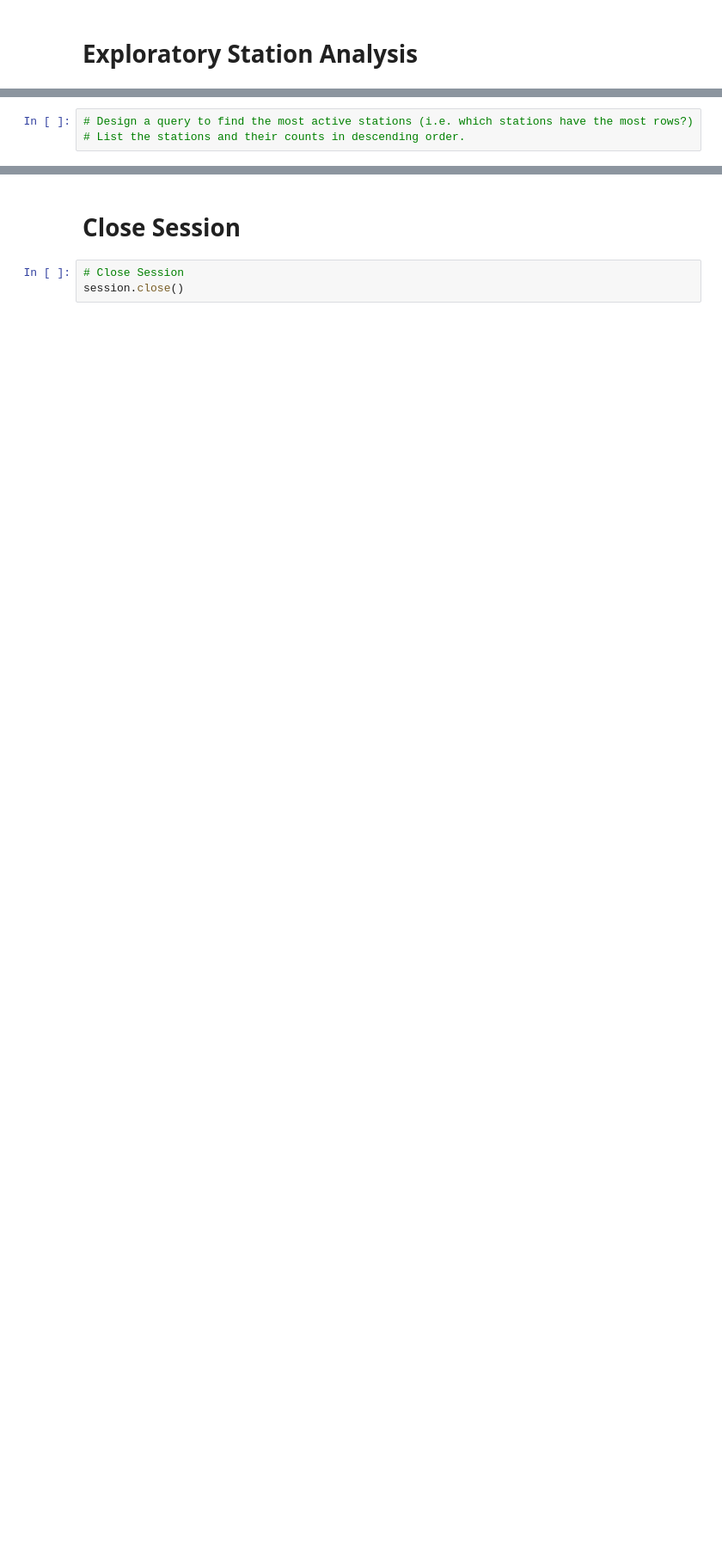
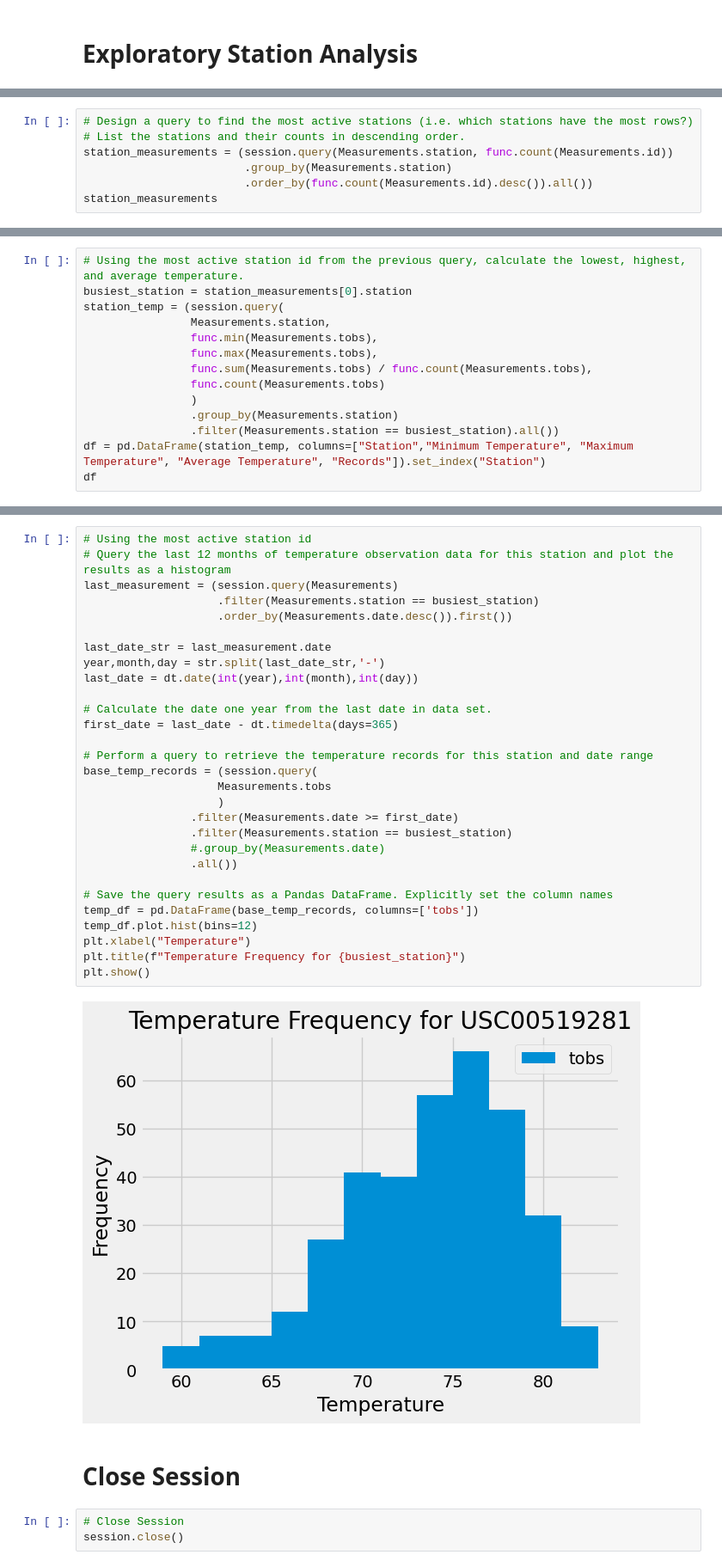
Before and after one commit to rfe123/umn_data_sqlalchemy_challenge, a Jupyter notebook: src/climate_starter.ipynb, the cells around one changed output, grey strips where cells are left out. Shown at 86% size. Drawn from its saved outputs; the diff is of its cells as text; blank space fills up the shorter version.

```diff
--- a/src/climate_starter.ipynb
+++ b/src/climate_starter.ipynb
@@ -89,3 +104,7 @@ plt.show()
 # %%
 # Design a query to find the most active stations (i.e. which stations have the most rows?)
 # List the stations and their counts in descending order.
+station_measurements = (session.query(Measurements.station, func.count(Measurements.id))
+                        .group_by(Measurements.station)
+                        .order_by(func.count(Measurements.id).desc()).all())
+station_measurements
@@ -96,0 +121,14 @@ plt.show()
+# %%
+# Using the most active station id from the previous query, calculate the lowest, highest, and average temperature.
+busiest_station = station_measurements[0].station
+station_temp = (session.query(
+                Measurements.station,
+                func.min(Measurements.tobs),
+                func.max(Measurements.tobs),
+                func.sum(Measurements.tobs) / func.count(Measurements.tobs),
+                func.count(Measurements.tobs)
+                )
+                .group_by(Measurements.station)
+                .filter(Measurements.station == busiest_station).all())
+df = pd.DataFrame(station_temp, columns=["Station","Minimum Temperature", "Maximum Temperature", "Average Temperature", "Records"]).set_index("Station")
+df
@@ -97,3 +139,34 @@ plt.show()
+# %%
+# Using the most active station id
+# Query the last 12 months of temperature observation data for this station and plot the results as a histogram
+last_measurement = (session.query(Measurements)
+                    .filter(Measurements.station == busiest_station)
+                    .order_by(Measurements.date.desc()).first())
+
+last_date_str = last_measurement.date
+year,month,day = str.split(last_date_str,'-')
+last_date = dt.date(int(year),int(month),int(day))
+
+# Calculate the date one year from the last date in data set.
+first_date = last_date - dt.timedelta(days=365)
+
+# Perform a query to retrieve the temperature records for this station and date range
+base_temp_records = (session.query(
+                    Measurements.tobs
+                    )
+                .filter(Measurements.date >= first_date)
+                .filter(Measurements.station == busiest_station)
+                #.group_by(Measurements.date)
+                .all())
+
+# Save the query results as a Pandas DataFrame. Explicitly set the column names
+temp_df = pd.DataFrame(base_temp_records, columns=['tobs'])
+temp_df.plot.hist(bins=12)
+plt.xlabel("Temperature")
+plt.title(f"Temperature Frequency for {busiest_station}")
+plt.show()
+# %% [output]
+[figure, added]
 # %% [markdown]
 # Close Session
 # %%
```
Also changed, not shown: parts of 8 cells of this notebook.
